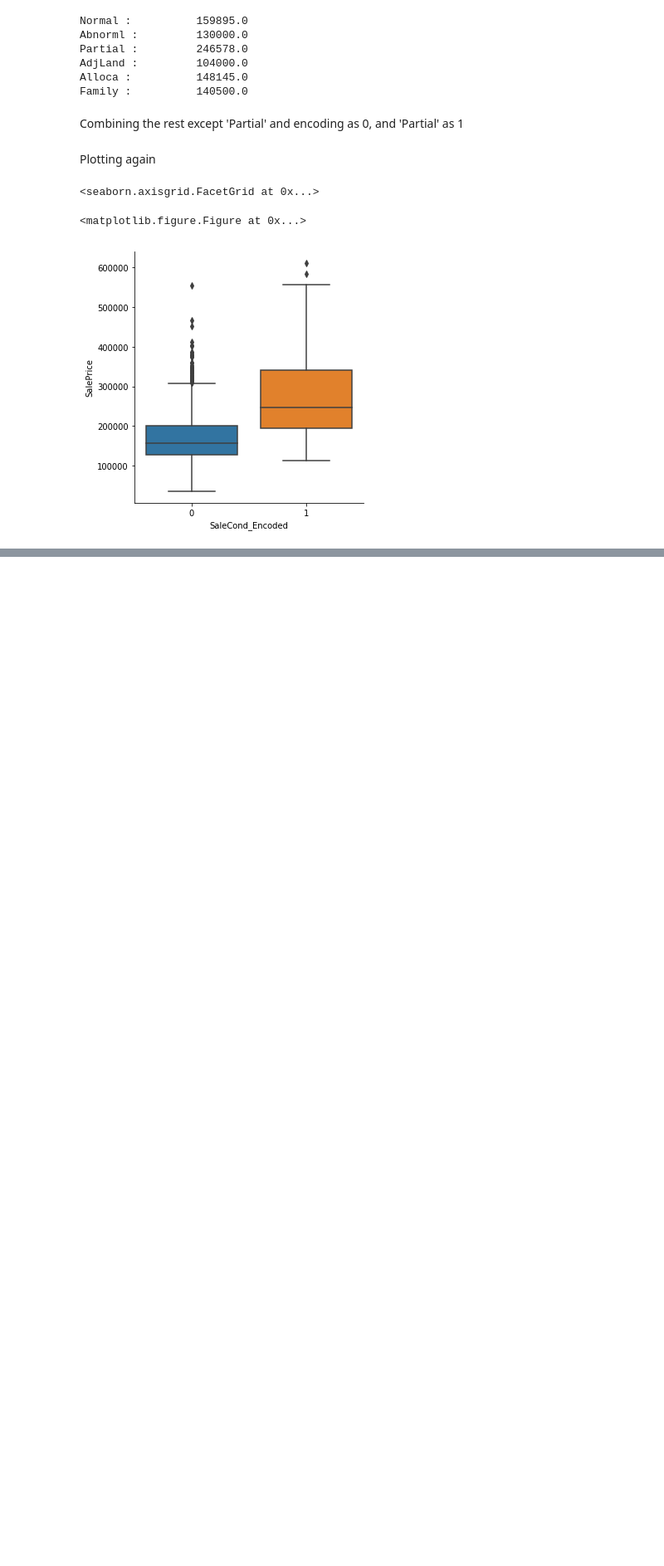
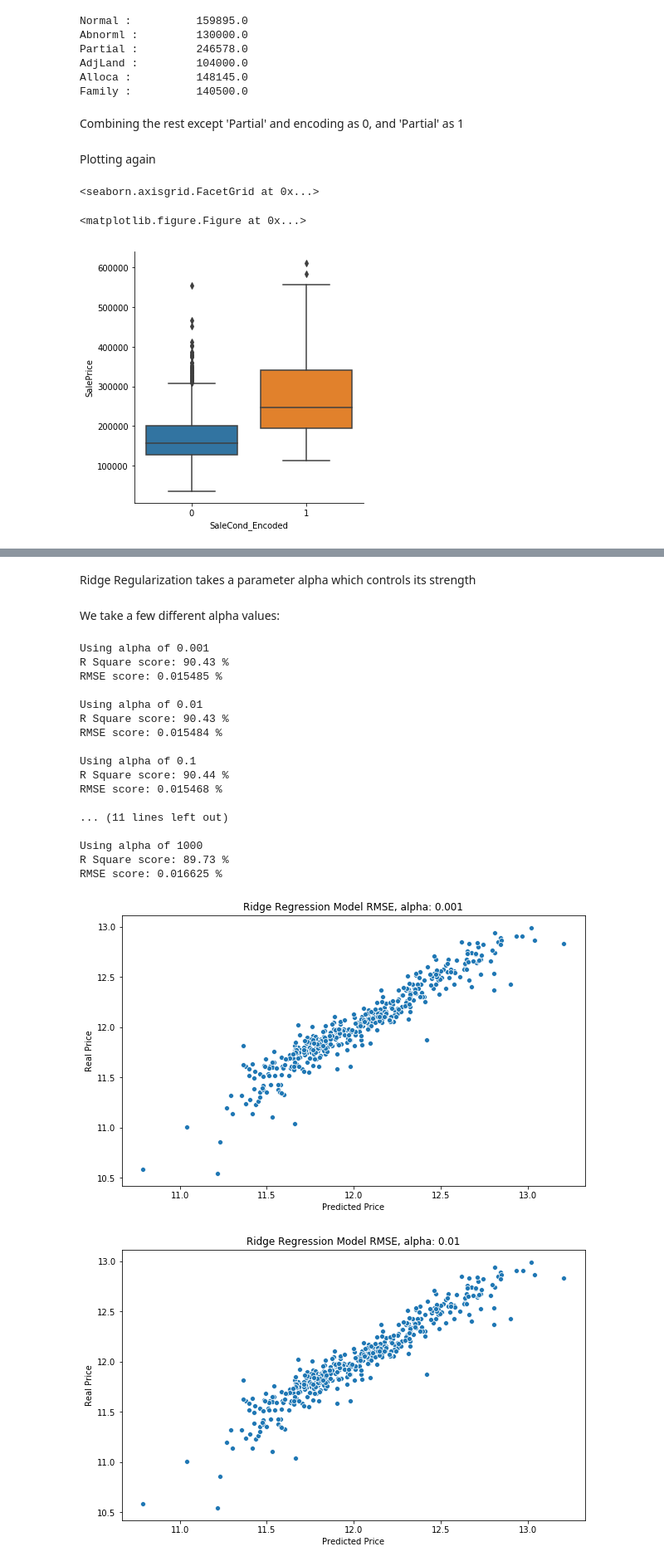
Before and after one commit to SidJain1412/HousePriceRegression, a Jupyter notebook: EDA.ipynb, the cells around one changed output, grey strips where cells are left out. Shown at 83% size. Cells and saved outputs as stored; diff of their text form; code cells hidden in the pictures; blank space fills up the shorter version.

```diff
--- a/EDA.ipynb
+++ b/EDA.ipynb
@@ -253,0 +321,39 @@ sns.catplot(y='SalePrice', x='SaleCond_Encoded', data=train_df, kind="box")
+# %% [markdown]
+Ridge Regularization takes a parameter alpha which controls its strength
+# %% [markdown]
+We take a few different alpha values:
+# %%
+for i in range(-3,4):
+    alpha = 10**i
+    ridge = linear_model.Ridge(alpha=alpha)
+    ridge_model = ridge.fit(X_train, y_train)
+    predictions = ridge_model.predict(X_test)
+    print("Using alpha of", alpha)
+    print("R Square score: %.2f"%(ridge_model.score(X_test, y_test)*100),"%")
+    print("RMSE score: %.6f"%(mean_squared_error(y_test, predictions)),"%")
+    plt.figure(figsize=(10,6))
+    sns.scatterplot(predictions, y_test)
+    plt.xlabel('Predicted Price')
+    plt.ylabel('Real Price')
+    plt.title("Ridge Regression Model RMSE, alpha: "+ str(alpha))
+    print()
+# %% [output]
+Using alpha of 0.001
+R Square score: 90.43 %
+RMSE score: 0.015485 %
+
+Using alpha of 0.01
+R Square score: 90.43 %
+RMSE score: 0.015484 %
+
+Using alpha of 0.1
+R Square score: 90.44 %
+RMSE score: 0.015468 %
+
+... (11 lines left out)
+
+Using alpha of 1000
+R Square score: 89.73 %
+RMSE score: 0.016625 %
+[figure, added]
+[figure, added]
```
Also changed, not shown: parts of 23 cells of this notebook.
